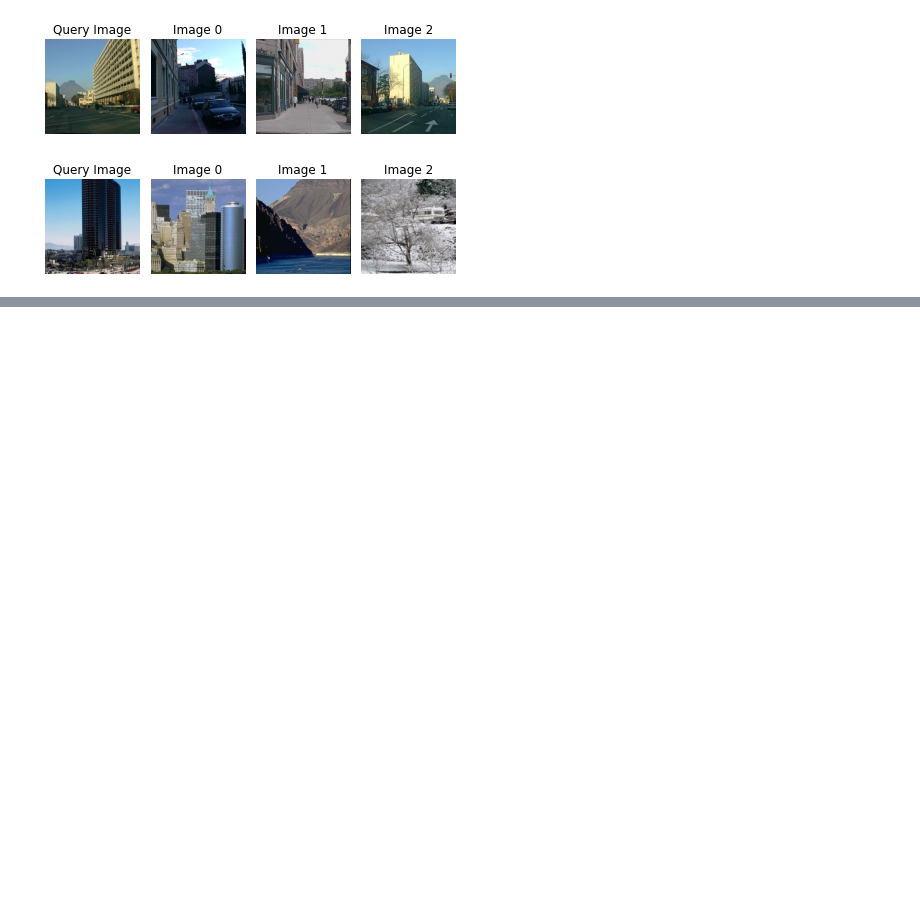
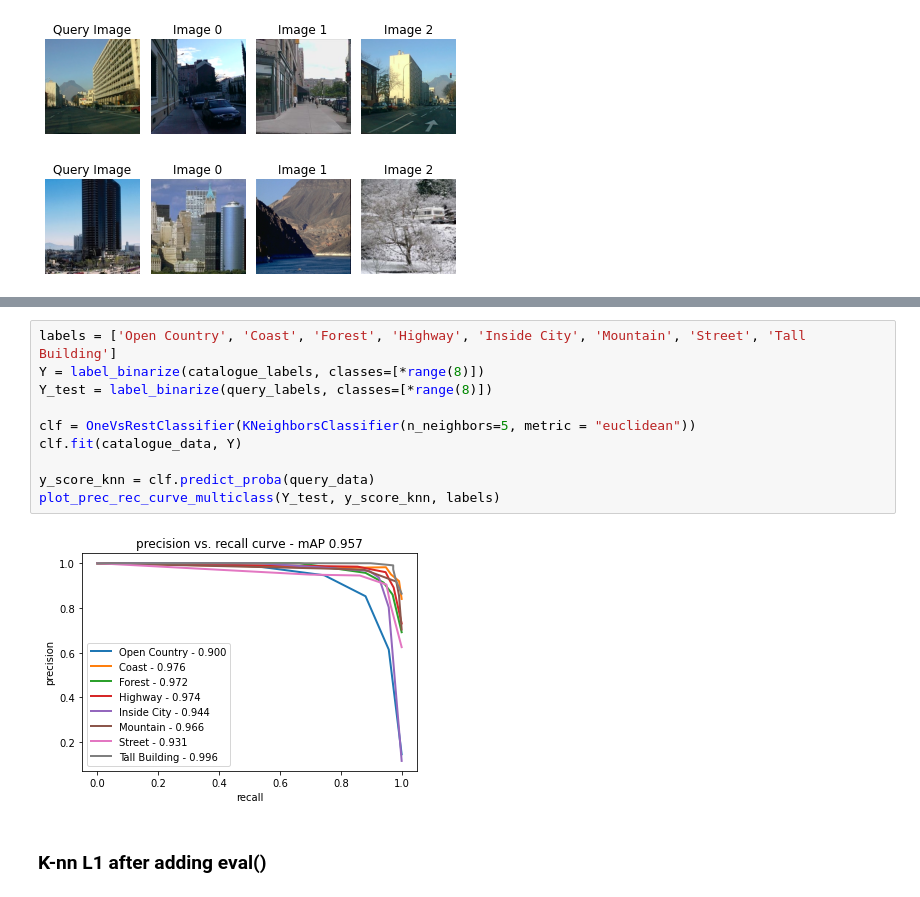
Before and after one commit to rachidboukiruab/MCV_2022_M5_Project, a Jupyter notebook: w4/metrics.ipynb, the cells around one changed output, grey strips where cells are left out. Drawn from its saved outputs; the diff is of its cells as text; blank space fills up the shorter version.

```diff
--- a/w4/metrics.ipynb
+++ b/w4/metrics.ipynb
@@ -421,0 +556,14 @@ for index in query_images:
+# %%
+labels = ['Open Country', 'Coast', 'Forest', 'Highway', 'Inside City', 'Mountain', 'Street', 'Tall Building']
+Y = label_binarize(catalogue_labels, classes=[*range(8)])
+Y_test = label_binarize(query_labels, classes=[*range(8)])
+
+clf = OneVsRestClassifier(KNeighborsClassifier(n_neighbors=5, metric = "euclidean"))
+clf.fit(catalogue_data, Y)
+
+y_score_knn = clf.predict_proba(query_data)
+plot_prec_rec_curve_multiclass(Y_test, y_score_knn, labels)
+# %% [output]
+[figure, added]
+# %% [markdown]
+### K-nn L1 after adding eval()
```
Also changed, not shown: parts of 25 cells of this notebook, 3 other files.
